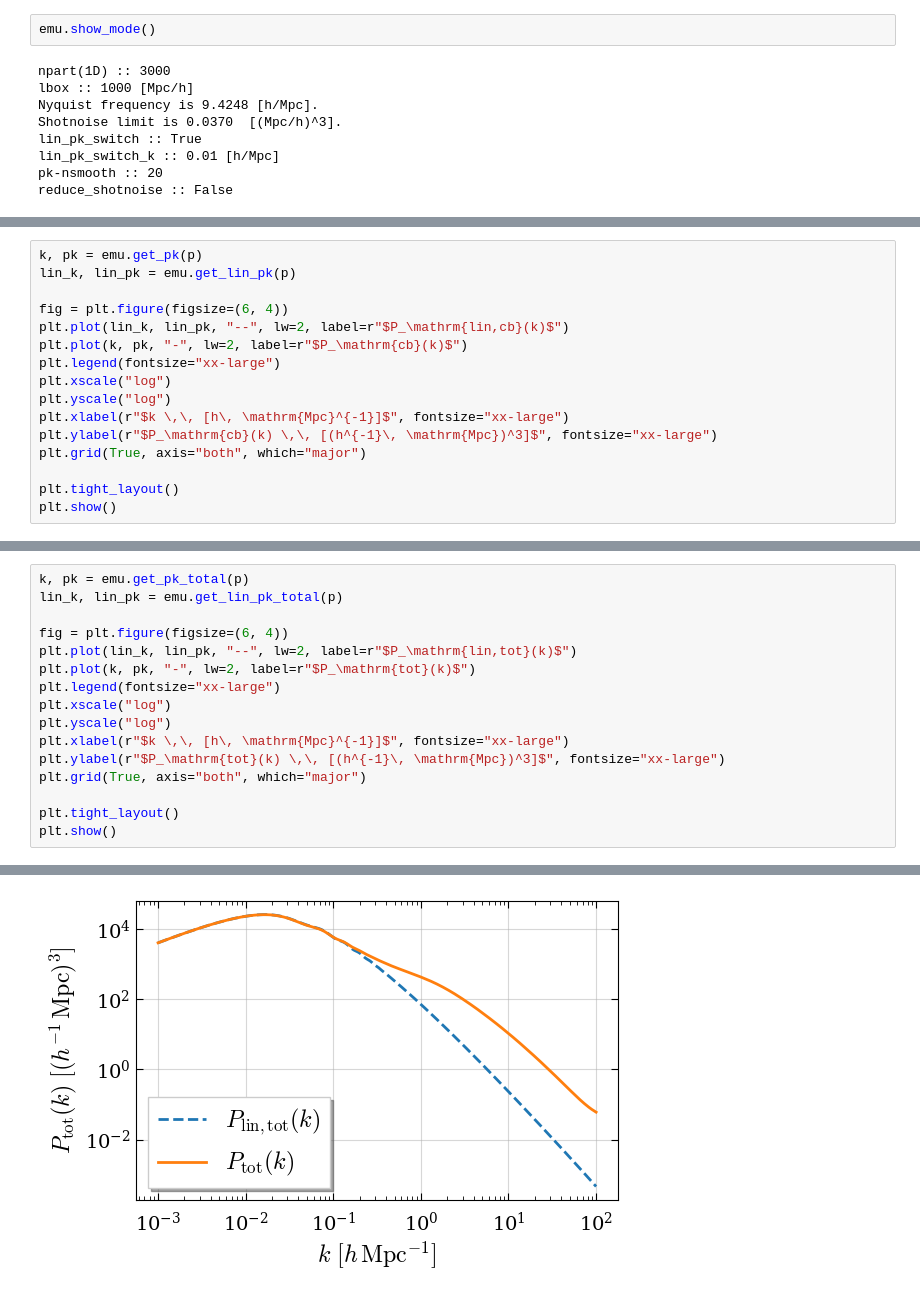
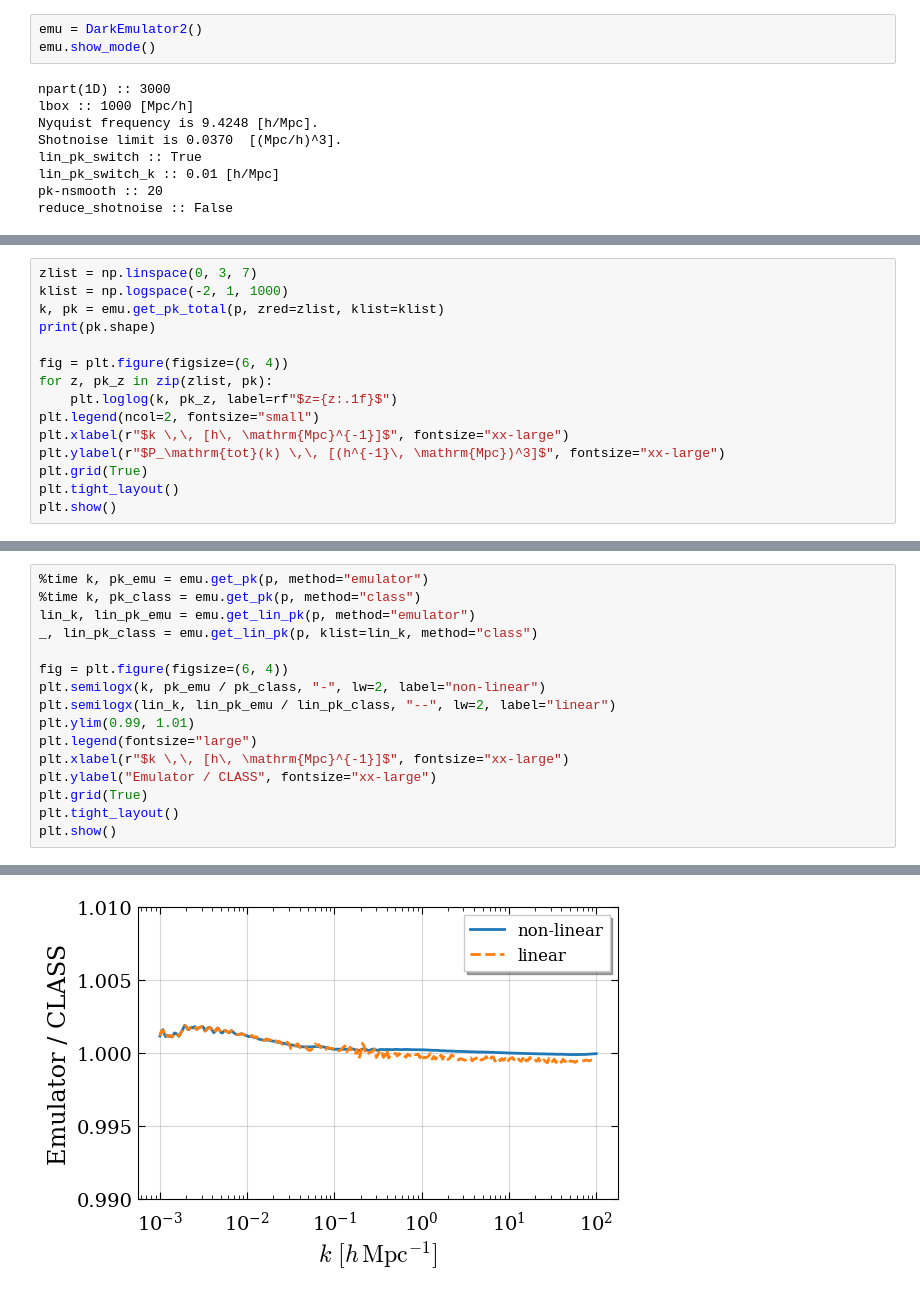
Before and after one commit to DarkQuestCosmology/dark_emulator2_public, a Jupyter notebook: notebook/01_quick_start.ipynb, the cells around one changed output, grey strips where cells are left out. Drawn from its saved outputs; the diff is of its cells as text.

```diff
--- a/notebook/01_quick_start.ipynb
+++ b/notebook/01_quick_start.ipynb
@@ -26,4 +15,5 @@ emu = dq2()
 # %%
+emu = DarkEmulator2()
 emu.show_mode()
 # %% [output]
 npart(1D) :: 3000
@@ -75,17 +80,16 @@ fiducial parameters
 # %%
-k, pk = emu.get_pk(p)
-lin_k, lin_pk = emu.get_lin_pk(p)
+zlist = np.linspace(0, 3, 7)
+klist = np.logspace(-2, 1, 1000)
+k, pk = emu.get_pk_total(p, zred=zlist, klist=klist)
+print(pk.shape)
 
 fig = plt.figure(figsize=(6, 4))
-plt.plot(lin_k, lin_pk, "--", lw=2, label=r"$P_\mathrm{lin,cb}(k)$")
-plt.plot(k, pk, "-", lw=2, label=r"$P_\mathrm{cb}(k)$")
-plt.legend(fontsize="xx-large")
-plt.xscale("log")
-plt.yscale("log")
+for z, pk_z in zip(zlist, pk):
+    plt.loglog(k, pk_z, label=rf"$z={z:.1f}$")
+plt.legend(ncol=2, fontsize="small")
 plt.xlabel(r"$k \,\, [h\, \mathrm{Mpc}^{-1}]$", fontsize="xx-large")
-plt.ylabel(r"$P_\mathrm{cb}(k) \,\, [(h^{-1}\, \mathrm{Mpc})^3]$", fontsize="xx-large")
-plt.grid(True, axis="both", which="major")
-
+plt.ylabel(r"$P_\mathrm{tot}(k) \,\, [(h^{-1}\, \mathrm{Mpc})^3]$", fontsize="xx-large")
+plt.grid(True)
 plt.tight_layout()
 plt.show()
 # %% [output]
@@ -95,17 +102,17 @@ plt.show()
 # %%
-k, pk = emu.get_pk_total(p)
-lin_k, lin_pk = emu.get_lin_pk_total(p)
+%time k, pk_emu = emu.get_pk(p, method="emulator")
+%time k, pk_class = emu.get_pk(p, method="class")
+lin_k, lin_pk_emu = emu.get_lin_pk(p, method="emulator")
+_, lin_pk_class = emu.get_lin_pk(p, klist=lin_k, method="class")
 
 fig = plt.figure(figsize=(6, 4))
-plt.plot(lin_k, lin_pk, "--", lw=2, label=r"$P_\mathrm{lin,tot}(k)$")
-plt.plot(k, pk, "-", lw=2, label=r"$P_\mathrm{tot}(k)$")
-plt.legend(fontsize="xx-large")
-plt.xscale("log")
-plt.yscale("log")
+plt.semilogx(k, pk_emu / pk_class, "-", lw=2, label="non-linear")
+plt.semilogx(lin_k, lin_pk_emu / lin_pk_class, "--", lw=2, label="linear")
+plt.ylim(0.99, 1.01)
+plt.legend(fontsize="large")
 plt.xlabel(r"$k \,\, [h\, \mathrm{Mpc}^{-1}]$", fontsize="xx-large")
-plt.ylabel(r"$P_\mathrm{tot}(k) \,\, [(h^{-1}\, \mathrm{Mpc})^3]$", fontsize="xx-large")
-plt.grid(True, axis="both", which="major")
-
+plt.ylabel("Emulator / CLASS", fontsize="xx-large")
+plt.grid(True)
 plt.tight_layout()
 plt.show()
 # %% [output]
@@ -112 +123 @@ plt.show()
-[figure, old version]
+[figure, new version]
```
Also changed, not shown: parts of 32 cells of this notebook, 15 other files.
